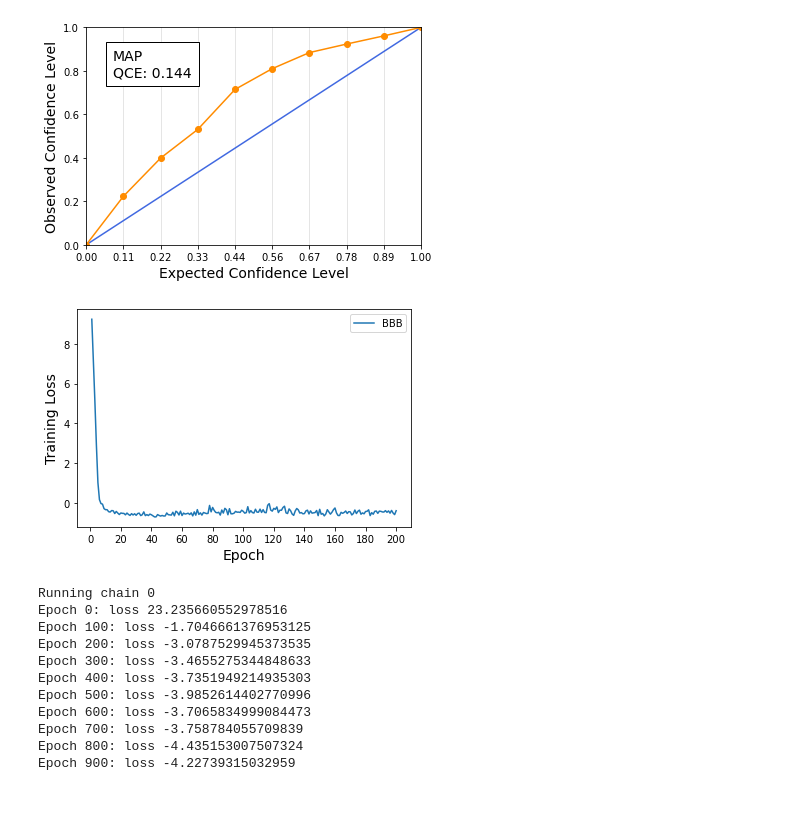
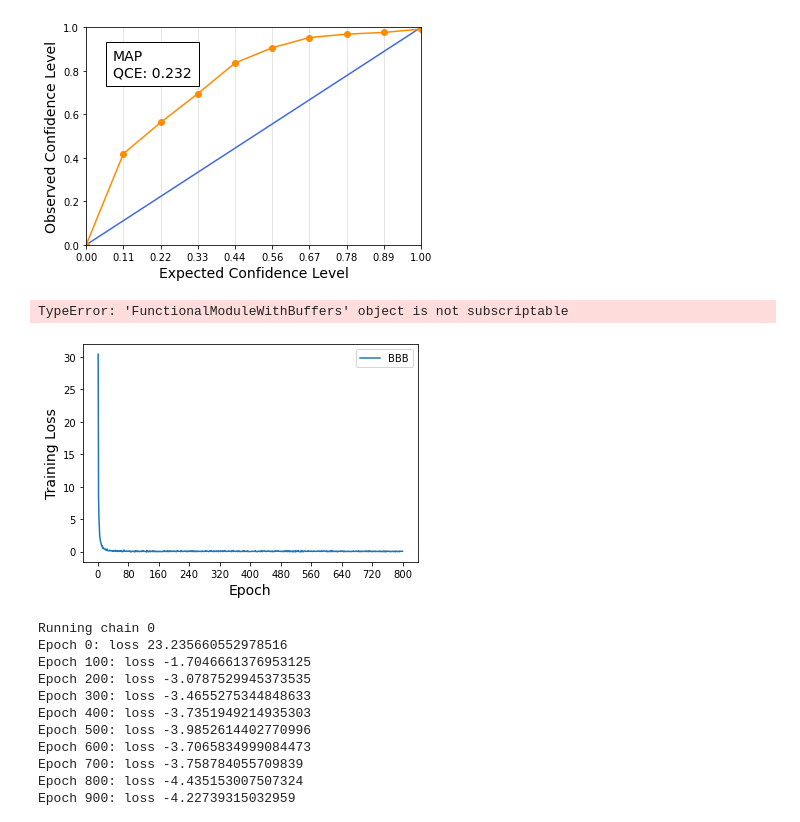
Before and after one commit to Feuermagier/VariationalBayesianDL, a Jupyter notebook: UCI.ipynb, the cells around one changed output. Cells and saved outputs as stored; diff of their text form; code cells hidden in the pictures.

Commit message:
Housing fixes

```diff
--- a/UCI.ipynb
+++ b/UCI.ipynb
@@ -22,19 +22,20 @@ device = torch.device("cpu")
 from training.pp import MAP
 from training.swag import SwagModel
 from training.bbb import BBBModel, GaussianPrior
+from training.ensemble import Ensemble
 from training.util import adam
 torch.manual_seed(0)
 
 batch_size = 32
 dataset = UCIDatasets("housing", "/mnt/d/Uni/Bachelorarbeit/linux/data/", test_percentage=0.2, subsample=1)
-trainloader = torch.utils.data.DataLoader(dataset.gap_splits[4][0], batch_size, shuffle=False)
-testloader = torch.utils.data.DataLoader(dataset.gap_splits[4][1], batch_size, shuffle=False)
-init_var = torch.tensor(0.25).to(device).repeat(dataset.out_dim)
+trainloader = torch.utils.data.DataLoader(dataset.train_set, batch_size, shuffle=False)
+testloader = torch.utils.data.DataLoader(dataset.test_set, batch_size, shuffle=False)
+init_var = torch.tensor(0.1).to(device).repeat(dataset.out_dim)
 def make_res(name, eval_fn, samples):
     return RegressionResults(testloader, name, eval_fn, samples, device, target_mean=dataset.target_mean, target_std=dataset.target_std)
 
 config = {
-    "start_epoch": 150,
+    "start_epoch": 350,
     "mean_samples": 50,
     "deviation_samples": 30
 }
@@ -43,11 +44,11 @@ layers = [
     ("fc", (dataset.in_dim, 50)),
     ("relu", ()),
     ("fc", (50, 1)),
-    ("gauss", (init_var, False))
+    ("gauss", (init_var, True))
 ]
 map_model = MAP(layers)
-map_model.train_model(1000, nll_loss, adam(1e-3, 1e-4), trainloader, batch_size, device, report_every_epochs=100)
-#model.train_model(50, nll_loss, adam(1e-2), trainloader, batch_size, device, mc_samples=10, report_every_epochs=100)
+map_model.train_model(400, nll_loss, adam(1e-3, 1e-4), trainloader, batch_size, device, report_every_epochs=100)
+#map_model.train_model(1500, nll_loss, adam(1e-3), trainloader, batch_size, device, mc_samples=2, report_every_epochs=100)
 res = make_res("MAP", map_model.infer, 1000)
 
 plot_table("Power", [[res]])
@@ -79,10 +78,10 @@ from training.vogn import VOGNModule, iVONModuleFunctorch
 torch.manual_seed(0)
 
 batch_size = 32
-dataset = UCIDatasets("energy", "/mnt/d/Uni/Bachelorarbeit/linux/data/", test_percentage=0.2, subsample=1)
+dataset = UCIDatasets("housing", "/mnt/d/Uni/Bachelorarbeit/linux/data/", test_percentage=0.2, subsample=1)
 trainloader = torch.utils.data.DataLoader(dataset.train_set, batch_size, shuffle=False)
 testloader = torch.utils.data.DataLoader(dataset.test_set, batch_size, shuffle=False)
-init_var = torch.tensor(0.25).to(device).repeat(dataset.out_dim)
+init_var = torch.tensor(0.1).to(device).repeat(dataset.out_dim)
 def make_res(name, eval_fn, samples):
     return RegressionResults(testloader, name, eval_fn, samples, device, target_mean=dataset.target_mean, target_std=dataset.target_std)
 
@@ -90,10 +89,10 @@ layers = [
     ("fc", (dataset.in_dim, 50)),
     ("relu", ()),
     ("fc", (50, 1)),
-    ("gauss", (init_var, False))
+    ("gauss", (init_var, True))
 ]
 model = VOGNModule(layers)
-model.train_model(200, nll_loss, {"lr": 1e-3, "prior_prec": 10.0, "damping": 1e-4, "betas": (0.9, 0.999), "sample": True}, trainloader, batch_size, device, mc_samples=2, report_every_epochs=100)
+model.train_model(800, nll_loss, {"lr": 1e-3, "prior_prec": 50.0, "damping": 1e-4, "betas": (0.9, 0.999), "sample": True}, trainloader, batch_size, device, mc_samples=5, report_every_epochs=100)
 #model.train_model(50, nll_loss, adam(1e-2), trainloader, batch_size, device, mc_samples=10, report_every_epochs=100)
 res = make_res("MAP", model.infer, 1000)
 
@@ -110,8 +115,12 @@ MAP & $-2.29 \pm nan$ & $13.34 \pm nan$ & $4.56 \pm nan$ & $0.14 \pm nan$ \\
-[figure, old version]
+[figure, new version]
+# %%
+print(model.model[-1].var)
+# %% [output]
+TypeError: 'FunctionalModuleWithBuffers' object is not subscriptable
 # %%
 plot_losses("BBB", model.all_losses(), plt.subplot())
 # %% [output]
-[figure, old version]
+[figure, new version]
 # %%
 from training.sgld import SGLDModule, sgld
 
```
Also changed, not shown: parts of 4 cells of this notebook, 32 other files.
